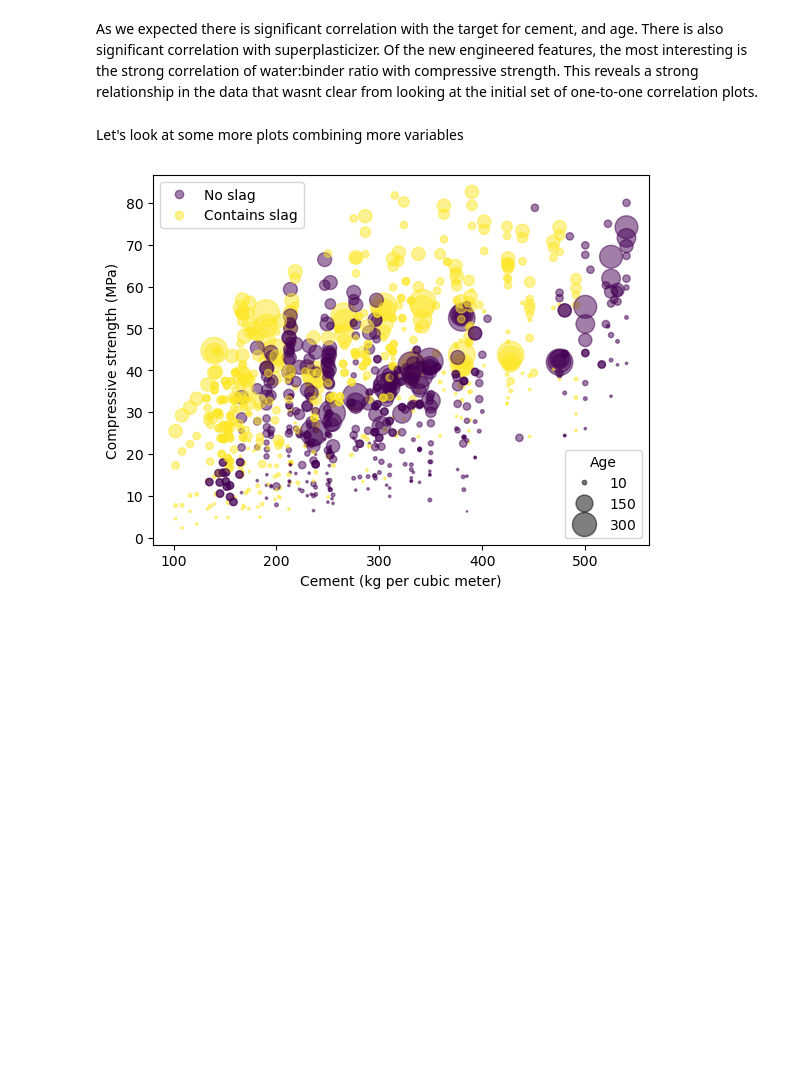
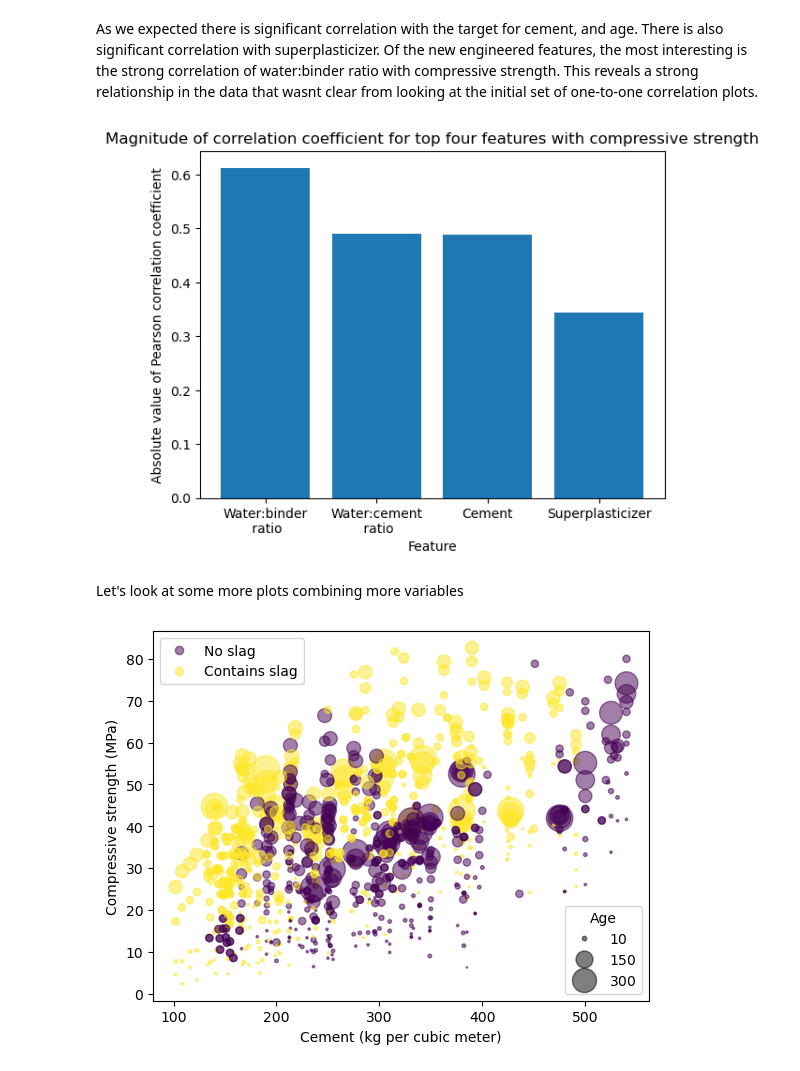
Before and after one commit to adamphil/Springboard-capstone2, a Jupyter notebook: EDA.ipynb, the cells around one changed output. Drawn from its saved outputs; the diff is of its cells as text; code cells hidden in the pictures; blank space fills up the shorter version.

```diff
--- a/EDA.ipynb
+++ b/EDA.ipynb
@@ -133,5 +133,6 @@ def permutation_test(df,feature_column,target_column='Concrete compressive stren
         corr_perm = np.corrcoef(feature_perm,df[target_column])[0,1]
         perm_corr[i] = np.abs(corr_perm)
     p = np.sum(perm_corr >= np.abs(obs_corr))/len(perm_corr)
-    print("Observed correlation coefficient for "+ feature_column + " is " + str(obs_corr) + " with p value = " + str(p))
+
+    return obs_corr, p
 # %%
@@ -159,5 +173,21 @@ Observed correlation coefficient for bfs_fa_binder_ratio is -0.11092022654776011
 # %% [markdown]
 As we expected there is significant correlation with the target for cement, and age. There is also significant correlation with superplasticizer. Of the new engineered features, the most interesting is the strong correlation of water:binder ratio with compressive strength. This reveals a strong relationship in the data that wasnt clear from looking at the initial set of one-to-one correlation plots.
+# %%
+feature, corr, p = zip(*corrs_ps)
+feature = list(feature)
+corr = list(corr)
+# %%
+corrs_to_plot = corr[1:5]
+feats_to_plot = feature[1:5]
+fig, ax = plt.subplots()
+plt.bar(feats_to_plot,np.abs(corrs_to_plot))
+plt.title("Magnitude of correlation coefficient for top four features with compressive strength")
+plt.xlabel("Feature")
+plt.ylabel("Absolute value of Pearson correlation coefficient")
+ax.set_xticklabels(["Water:binder\n ratio","Water:cement\n ratio","Cement","Superplasticizer"])
+plt.show()
+# %% [output]
+[figure, added]
 # %% [markdown]
 Let's look at some more plots combining more variables
 # %%
```
Also changed, not shown: parts of 3 cells of this notebook.
